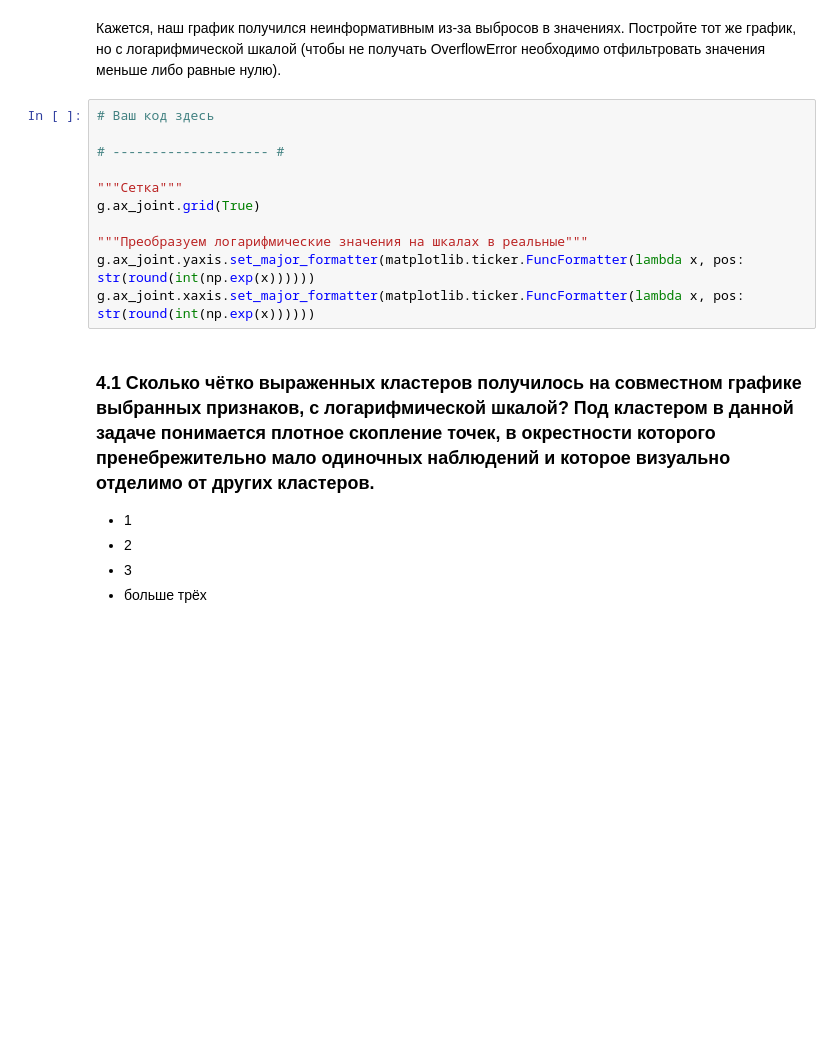
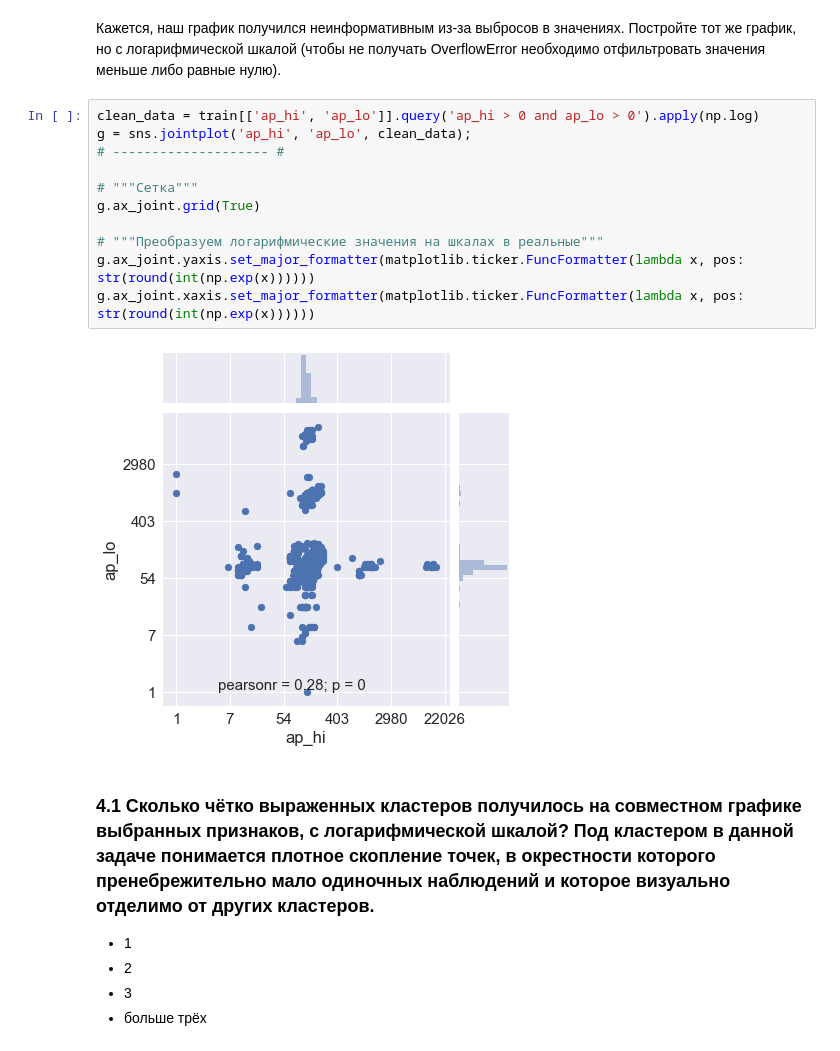
Before and after one commit to konstgazha/usml, a Jupyter notebook: week02/hw2_session3_visual_data_analysis.ipynb, the cells around one changed output. Drawn from its saved outputs; the diff is of its cells as text; blank space fills up the shorter version.

```diff
--- a/week02/hw2_session3_visual_data_analysis.ipynb
+++ b/week02/hw2_session3_visual_data_analysis.ipynb
@@ -255,16 +273,18 @@ sns.kdeplot(df[df['gender'] == 2]['value'], label=2);
 # %% [markdown]
 Кажется, наш график получился неинформативным из-за выбросов в значениях. Постройте тот же график, но с логарифмической шкалой (чтобы не получать OverflowError необходимо отфильтровать значения меньше либо равные нулю).
 # %%
-# Ваш код здесь
-
+clean_data = train[['ap_hi', 'ap_lo']].query('ap_hi > 0 and ap_lo > 0').apply(np.log)
+g = sns.jointplot('ap_hi', 'ap_lo', clean_data);
 # -------------------- #
 
-"""Сетка"""
+# """Сетка"""
 g.ax_joint.grid(True)
 
-"""Преобразуем логарифмические значения на шкалах в реальные"""
+# """Преобразуем логарифмические значения на шкалах в реальные"""
 g.ax_joint.yaxis.set_major_formatter(matplotlib.ticker.FuncFormatter(lambda x, pos: str(round(int(np.exp(x))))))
 g.ax_joint.xaxis.set_major_formatter(matplotlib.ticker.FuncFormatter(lambda x, pos: str(round(int(np.exp(x))))))
+# %% [output]
+[figure, added]
 # %% [markdown]
 ### 4.1 Сколько чётко выраженных кластеров получилось на  совместном графике выбранных признаков, с логарифмической шкалой? Под кластером в данной задаче понимается плотное скопление точек, в окрестности которого пренебрежительно мало одиночных наблюдений и которое визуально отделимо от других кластеров.
 
```
Also changed, not shown: parts of 12 cells of this notebook.
